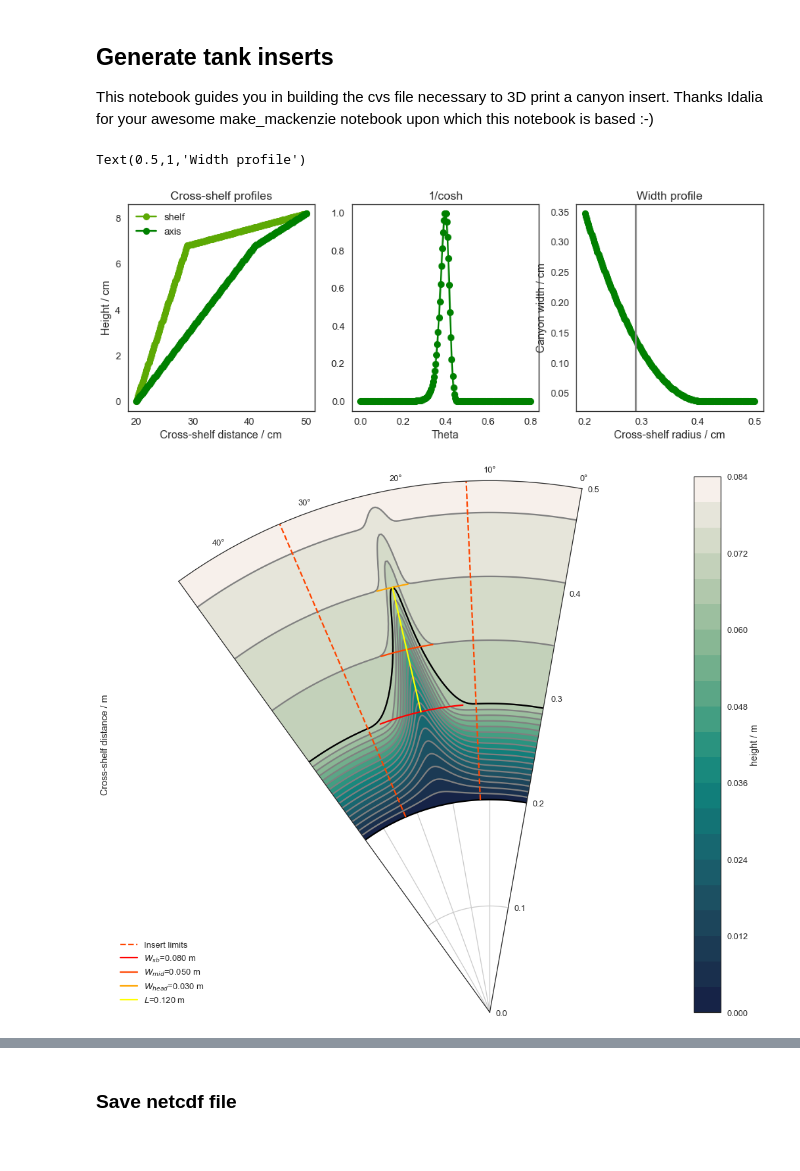
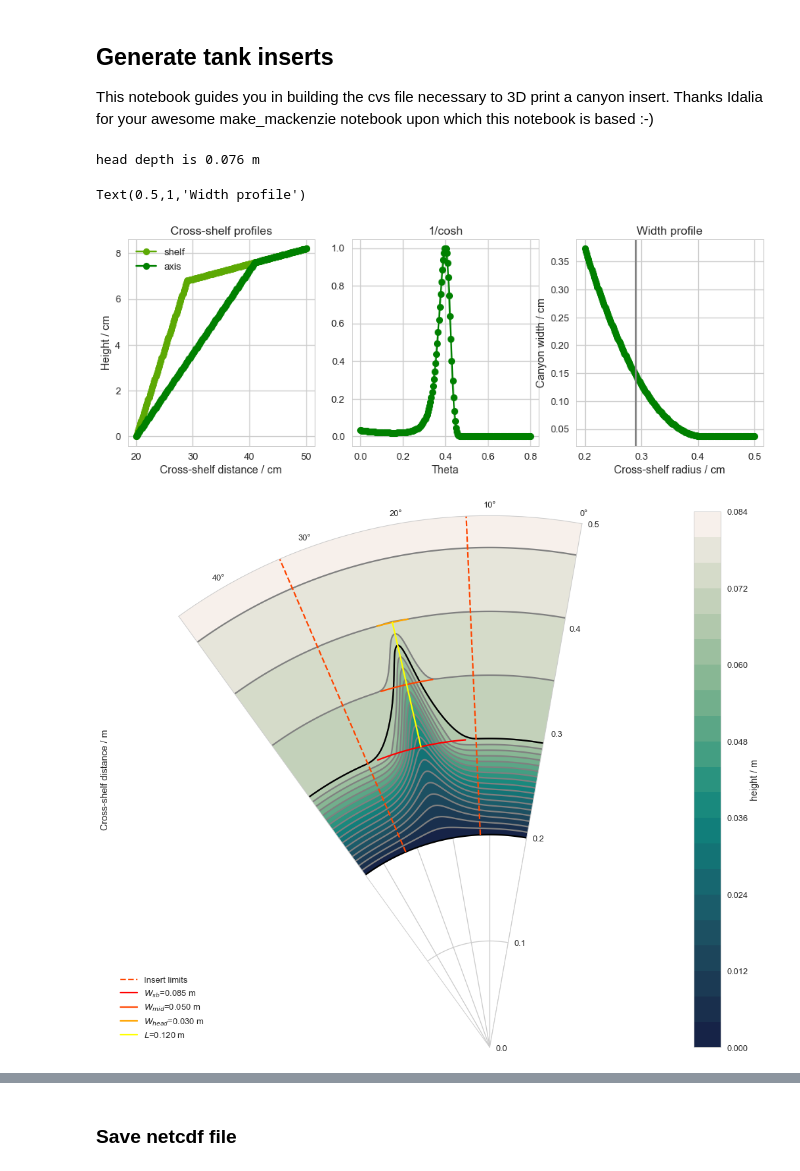
Before and after one commit to UBC-MOAD/buildcanyon, a Jupyter notebook: Bathymetry/GenerateTankBathymetry_Inserts.ipynb, the cells around one changed output, grey strips where cells are left out. Cells and saved outputs as stored; diff of their text form; code cells hidden in the pictures.

Commit message:
Fixed insert shape. canyon_shape funcytion had the wrong slope and made the hacyon head go al the way to the wall

```diff
--- a/Bathymetry/GenerateTankBathymetry_Inserts.ipynb
+++ b/Bathymetry/GenerateTankBathymetry_Inserts.ipynb
@@ -53,9 +53,11 @@ def canyontopo(r, r_deep, r_sbreak, r_head, r_tank,
     its axis (cross-shore direction). Similar to tanktopo, the profile is
     formed using a collection of lines.
     '''
+    slc_ct = (h_wall - h_sbreak) / (r_tank - r_shelf) # shelf slope
 
-    slc_L = (h_sbreak - h_deep) / (r_head - r_deep)
-    slc_ct = (h_wall - h_sbreak) / (r_tank - r_head)
+    h_head = slc_ct * (r_head - r_tank) + h_wall # head depth
+    print('head depth is %1.3f m' %h_head)
+    slc_L = (h_head - h_deep) / (r_head - r_deep) # axis slope
 
     topo_cp = np.zeros(len(r))
     canyon_profile = np.zeros(len(r))
@@ -69,7 +71,7 @@ def canyontopo(r, r_deep, r_sbreak, r_head, r_tank,
             topo_cp[ii] = (slc_L * r[ii]) - (slc_L * r_deep) + h_deep
 
         elif r[ii] > r_head and r[ii] <= r_tank :
-            topo_cp[ii] = (slc_ct * r[ii]) - (slc_ct * r_head) + h_sbreak
+            topo_cp[ii] = (slc_ct * r[ii]) - (slc_ct * r_sbreak) + h_sbreak
 
         elif r[ii] > r_tank:
             topo_cp[ii] = h_wall
@@ -242,7 +244,7 @@ def create_bathy_file(X, Y, bathymetry, filename, title, description):
     dataset.close()
 # %%
 # Cross-shore
-cR = 0.02             # m, Radius of curvature
+cR = 0.014             # m, Radius of curvature
 L = 0.12              # m, Canyon length
 y_base =  0.20        # m, Distance from tank centre to the base of the slope
 y_break = 0.29       # m, Distance from tank centre to the shelf break
@@ -253,37 +255,39 @@ y_head = y_break + L  # m, Distance from tank centre to the canyon head
 r_tank = 0.50                         # m, radius of the tank
 r_deep = 0.20                          # m, distance from deepest part of the slope to the centre of the tank
 r_shelf = 0.29                 # m, horizontal, cross-shelf distance to the shelf - the shelf is 22 cm long
-r_slope = 0.09#r_tank - (r_shelf + r_deep) # m, horizontal distance from shelf-break to deep "ocean"
+r_slope = 0.09 #r_tank - (r_shelf + r_deep) # m, horizontal distance from shelf-break to deep "ocean"
 r_head = r_shelf + L
 
 # Insert's angular width
 arc_length = 0.40 # arc length of the insert (most of the inserts are 18.2-18.0 cm)
-
 arc_insert = 0.181
 ini_insert = ((arc_length/2)-(arc_insert/2))/r_tank
 end_insert = ((arc_length/2)+(arc_insert/2))/r_tank
 
-th_insert = arc_length/r_tank # rad, angular width of the insert.
-B = th_insert/2.0               # parameter used to center the canyon axis in the middle of the insert
+th_length = arc_length/r_tank # rad, angular width of the insert and adjacent shelf
+B = th_length/2.0               # parameter used to center the canyon axis in the middle of the insert
+
+th_insert = arc_insert/r_tank # rad, angular width of the insert.
+B_ins = th_insert/2.0               # parameter used to center the canyon axis in the middle of the insert
 
 # Alongshore
-w_break = 0.08/r_shelf         # rad, canyon width at shelf break (in arc long)
+w_break = 0.085/r_shelf         # rad, canyon width at shelf break (in arc long)
 w_mid = 0.05/(r_shelf + (L/2))           # rad, canyon width at mid-length
 w_head = 0.03/(r_shelf + L)          # rad, canyon width near the head
-width_f = 0.08/r_shelf         # rad, canyon width at shelf break (can't this just be w_break? )
+width_f = 0.085/r_shelf         # rad, canyon width at shelf break (can't this just be w_break? )
 x_wall = width_f * 7          # rad, make total alongshore distance be 7 times the canyon width
 
 # Adjustments
 mouth = 0.21
 length = 0.12
-y_wall = r_tank# (mouth + length) * 2.0
+y_wall = r_tank # (mouth + length) * 2.0
 C = 150         # Exponent of the sech function
 # Depths
 h_wall = 0.082   # m, height of insert at tank wall (max height)
 h_deep = 0.0     # m, height of deep ocean
 h_sbreak = 0.068 # m, height at shelf break
 
-p = 4 # ?? Width profile does not seem to change much when I change this
+p = 4 # ?? Width profile does not seem to change much when I change this, I tried 0,4,100
 # %%
 xsize = 360
 ysize = 360
@@ -292,9 +296,11 @@ rsize = 200
 thsize = 200
 
 r = np.linspace(r_deep,r_tank,rsize)
-th =  np.linspace(0,th_insert,thsize)
+th =  np.linspace(0,th_length,thsize)
+th_ins =  np.linspace(0,th_insert,thsize) # for the insert alone
 
 r_mesh, th_mesh = np.meshgrid(r,th)
+r_mesh, th_ins_mesh = np.meshgrid(r,th_ins) # for the insert alone
 
 x, y, y_edge, X, Y = set_domain_grid(xsize, ysize, x_wall, y_wall)
 # %%
@@ -305,31 +311,33 @@ shelf = np.expand_dims(shelf_shape, axis=0) + np.zeros(np.shape(r_mesh))
 canyon_axis = canyontopo(r, r_deep, r_shelf, r_head, r_tank, h_deep, h_sbreak, h_wall)
 
 width_profile = widthprofile(r, r_deep, r_shelf, r_head, r_tank, cR, L, w_break, w_mid, w_head, p)
+# %% [output]
+head depth is 0.076 m
 # %%
 fig, ax = plt.subplots(1,3,figsize=(15,5))
 
 
 ax[0].plot(r*100,shelf_shape*100, 'o-', color=sns.xkcd_rgb['leaf green'], label = 'shelf')
 ax[0].plot(r*100,canyon_axis*100, 'go-', label = 'axis')
 ax[0].set_xlabel('Cross-shelf distance / cm')
 ax[0].set_ylabel('Height / cm')
 ax[0].set_title('Cross-shelf profiles')
 ax[0].legend(loc=0)
 
-ax[1].plot(th, 1.0 / ((np.cosh(0.5/ (width_profile) * (th - B)))**C), 'go-', label = 'shelf')
+ax[1].plot(th, 1.0 / ((np.cosh(0.4/ (width_profile) * (th - B)))**C), 'go-', label = 'shelf')
 
 ax[1].set_xlabel('Theta')
 ax[1].set_ylabel(' ')
 ax[1].set_title('1/cosh')
 
 ax[2].plot(r, width_profile*r_tank, 'go-')
 ax[2].axvline(r_shelf,color='0.5')
 ax[2].set_xlabel('Cross-shelf radius / cm')
 ax[2].set_ylabel('Canyon width / cm')
 ax[2].set_title('Width profile')
 # %% [output]
 Text(0.5,1,'Width profile')
-[figure, old version]
+[figure, new version]
 # %%
 # Depth of the canyon (negative values set to zero)
 canyondepth = shelf_shape - canyon_axis
@@ -359,14 +372,14 @@ cs = ax2.contour(th_mesh, r_mesh, topography, levels=levels, colors='k')
 ax2.plot(np.ones(30)*(ini_insert),np.linspace(0.2,0.5,30), '--', color='orangered' )
 ax2.plot(np.ones(30)*(end_insert),np.linspace(0.2,0.5,30), '--', color='orangered', label='Insert limits')
 
-ax2.plot(np.linspace(th_insert/2-w_break/2,th_insert/2+w_break/2,30),np.ones(30)*(r_shelf),
+ax2.plot(np.linspace(th_length/2-w_break/2,th_length/2+w_break/2,30),np.ones(30)*(r_shelf),
          '-', color='red', label=r'$W_{sb}$=%1.3f m' %(w_break*r_shelf))
-ax2.plot(np.linspace(th_insert/2-w_mid/2,th_insert/2+w_mid/2,30),np.ones(30)*(r_shelf+L/2),
+ax2.plot(np.linspace(th_length/2-w_mid/2,th_length/2+w_mid/2,30),np.ones(30)*(r_shelf+L/2),
          '-', color='orangered', label=r'$W_{mid}$=%1.3f m' %(w_mid*(r_shelf + (L/2))))
-ax2.plot(np.linspace(th_insert/2-w_head/2,th_insert/2+w_head/2,30),np.ones(30)*(r_shelf+L),
+ax2.plot(np.linspace(th_length/2-w_head/2,th_length/2+w_head/2,30),np.ones(30)*(r_shelf+L),
          '-', color='orange',label=r'$W_{head}$=%1.3f m' %(w_head*(r_shelf + (L)) ))
 
-ax2.plot(np.ones(30)*(th_insert/2),np.linspace(r_shelf,r_shelf+L,30), '-', color='yellow', label=r'$L$=%1.3f m' %L)
+ax2.plot(np.ones(30)*(th_length/2),np.linspace(r_shelf,r_shelf+L,30), '-', color='yellow', label=r'$L$=%1.3f m' %L)
 
 ax2.set_rlim(0,0.5)
 ax2.set_thetamin(np.min(th_mesh)*360/(2*np.pi))
@@ -377,6 +390,6 @@ ax2.set_ylabel('Cross-shelf distance / m')
 ax2.legend(loc=3)
 plt.savefig('tank/insert_bathy_specs.pdf',orientation='portrait', papertype='letter', format='pdf',pad_inches=0.0)
 # %% [output]
-[figure, old version]
+[figure, new version]
 # %%
 sns.set_style('white')
```
Also changed, not shown: parts of 16 cells of this notebook.
